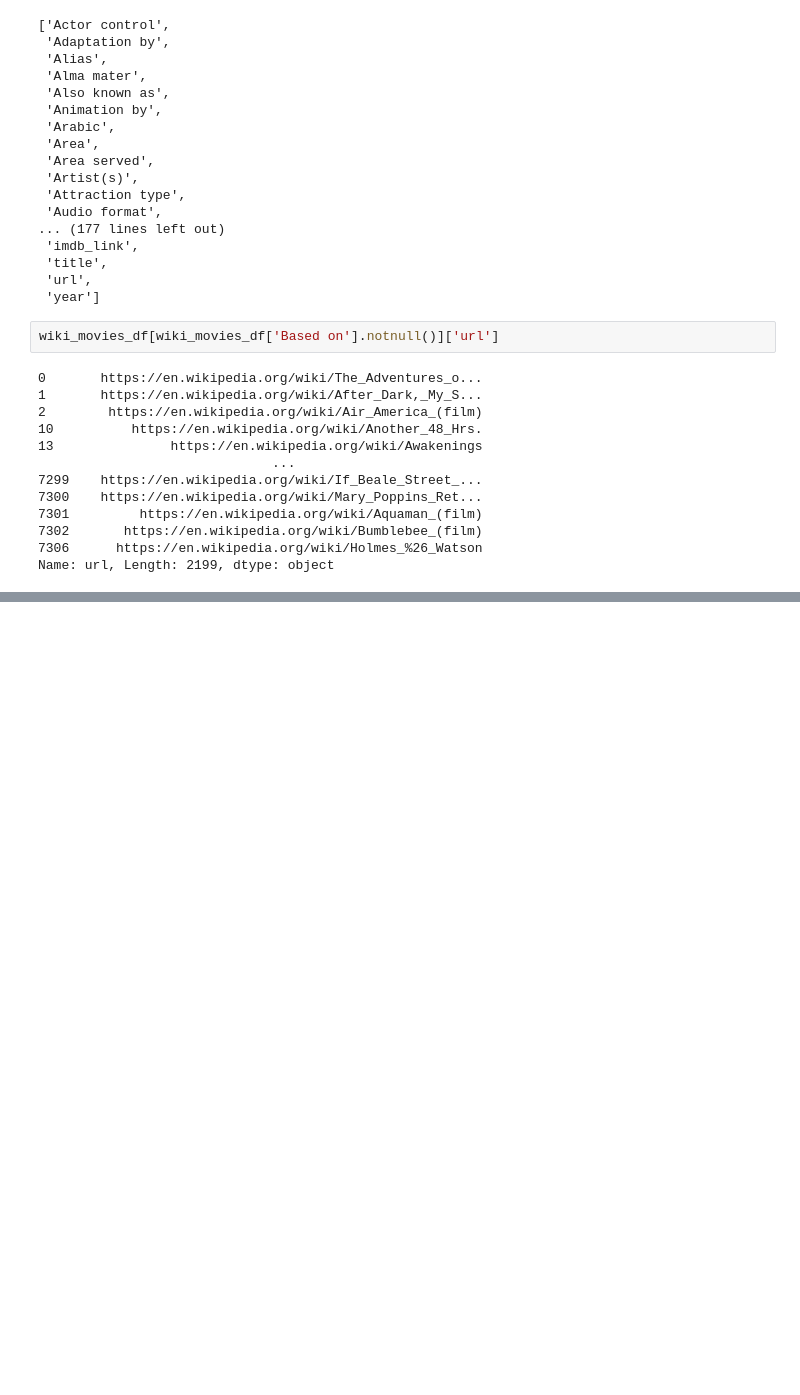
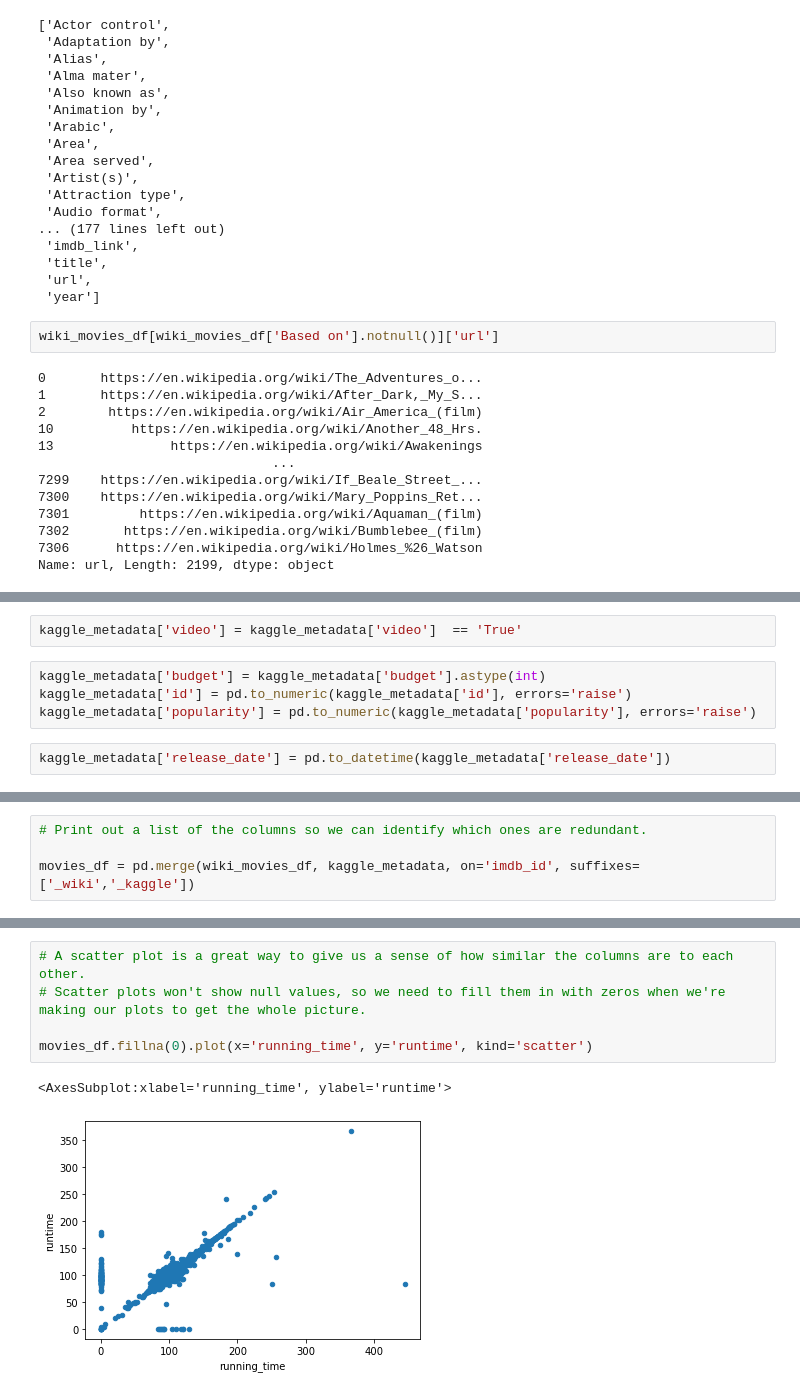
Before and after one commit to yoonjinssi/Movies-ETL, a Jupyter notebook: wikimovie.ipynb, the cells around one changed output, grey strips where cells are left out. Cells and saved outputs as stored; diff of their text form; blank space fills up the shorter version.

```diff
--- a/wikimovie.ipynb
+++ b/wikimovie.ipynb
@@ -256,0 +711,8 @@ print(sorted(wiki_movies_df.columns.tolist()))
+# %%
+kaggle_metadata['video'] = kaggle_metadata['video']  == 'True'
+# %%
+kaggle_metadata['budget'] = kaggle_metadata['budget'].astype(int)
+kaggle_metadata['id'] = pd.to_numeric(kaggle_metadata['id'], errors='raise')
+kaggle_metadata['popularity'] = pd.to_numeric(kaggle_metadata['popularity'], errors='raise')
+# %%
+kaggle_metadata['release_date'] = pd.to_datetime(kaggle_metadata['release_date'])
@@ -256,0 +768,4 @@ print(sorted(wiki_movies_df.columns.tolist()))
+# %%
+# Print out a list of the columns so we can identify which ones are redundant.
+
+movies_df = pd.merge(wiki_movies_df, kaggle_metadata, on='imdb_id', suffixes=['_wiki','_kaggle'])
@@ -256,0 +839,8 @@ print(sorted(wiki_movies_df.columns.tolist()))
+# %%
+# A scatter plot is a great way to give us a sense of how similar the columns are to each other.
+# Scatter plots won't show null values, so we need to fill them in with zeros when we're making our plots to get the whole picture.
+
+movies_df.fillna(0).plot(x='running_time', y='runtime', kind='scatter')
+# %% [output]
+<AxesSubplot:xlabel='running_time', ylabel='runtime'>
+[figure, added]
```
Also changed, not shown: parts of 85 cells of this notebook, 1 other file.
